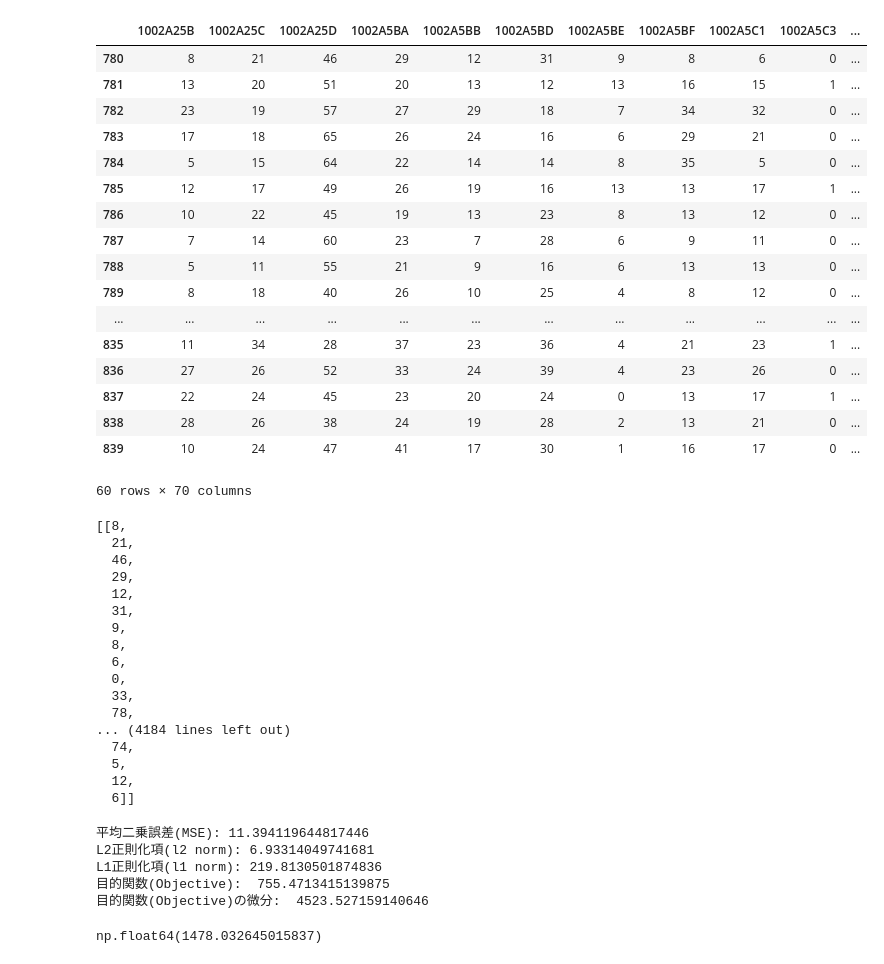
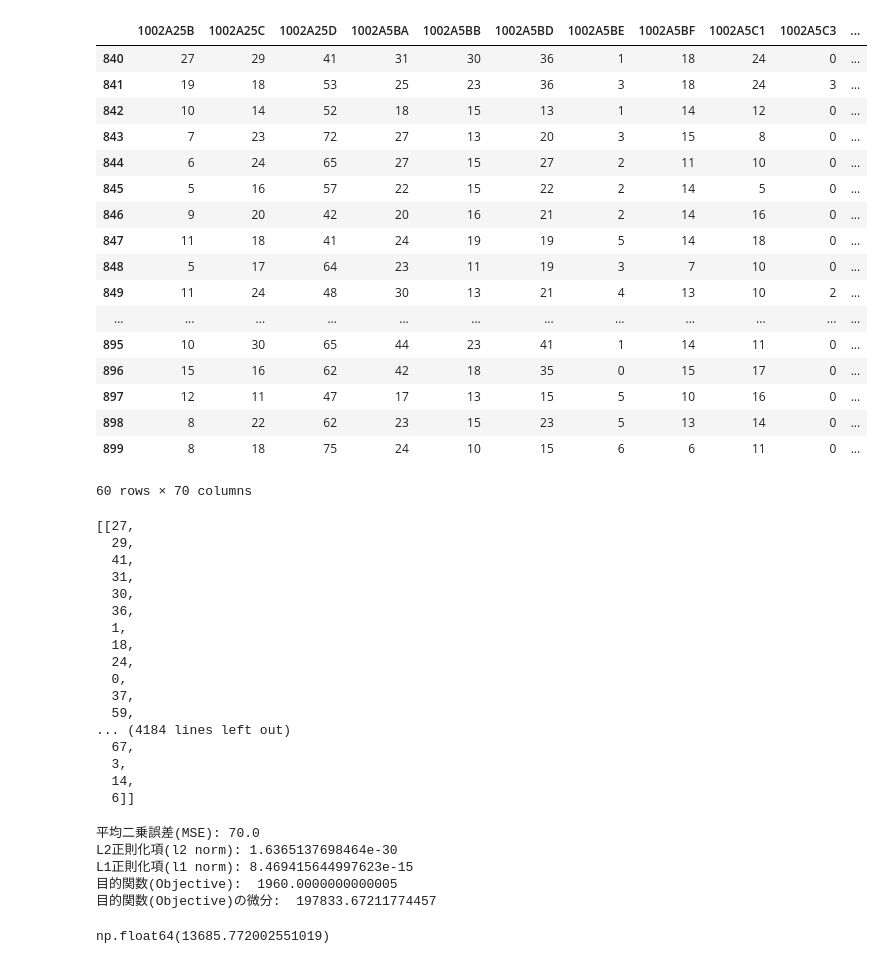
Before and after one commit to leggings8942/time_series_model, a Jupyter notebook: SVAR_model_handmade.ipynb, the cells around one changed output. Cells and saved outputs as stored; diff of their text form; code cells hidden in the pictures.

```diff
--- a/SVAR_model_handmade.ipynb
+++ b/SVAR_model_handmade.ipynb
@@ -137,54 +136,54 @@ df_time.show()
 +-------------------+----+--------+--------+--------+--------+--------+--------+--------+--------+--------+--------+--------+--------+--------+--------+--------+--------+--------+--------+--------+--- ...
 only showing top 20 rows
 # %%
-SPECIFIED_HOUR = 13
+SPECIFIED_HOUR = 14
 
 pd_data = df_time.toPandas()
 pd_data = pd_data[pd_data['hour'] == SPECIFIED_HOUR]
 pd_data = pd_data[utid_list]
 pd_data
 # %% [output]
 |  | 1002A25B | 1002A25C | 1002A25D | 1002A5BA | 1002A5BB | 1002A5BD | 1002A5BE | 1002A5BF | 1002A5C1 | 1002A5C3 | ... |
-| 780 | 8 | 21 | 46 | 29 | 12 | 31 | 9 | 8 | 6 | 0 | ... |
-| 781 | 13 | 20 | 51 | 20 | 13 | 12 | 13 | 16 | 15 | 1 | ... |
-| 782 | 23 | 19 | 57 | 27 | 29 | 18 | 7 | 34 | 32 | 0 | ... |
-| 783 | 17 | 18 | 65 | 26 | 24 | 16 | 6 | 29 | 21 | 0 | ... |
-| 784 | 5 | 15 | 64 | 22 | 14 | 14 | 8 | 35 | 5 | 0 | ... |
-| 785 | 12 | 17 | 49 | 26 | 19 | 16 | 13 | 13 | 17 | 1 | ... |
-| 786 | 10 | 22 | 45 | 19 | 13 | 23 | 8 | 13 | 12 | 0 | ... |
-| 787 | 7 | 14 | 60 | 23 | 7 | 28 | 6 | 9 | 11 | 0 | ... |
-| 788 | 5 | 11 | 55 | 21 | 9 | 16 | 6 | 13 | 13 | 0 | ... |
-| 789 | 8 | 18 | 40 | 26 | 10 | 25 | 4 | 8 | 12 | 0 | ... |
+| 840 | 27 | 29 | 41 | 31 | 30 | 36 | 1 | 18 | 24 | 0 | ... |
+| 841 | 19 | 18 | 53 | 25 | 23 | 36 | 3 | 18 | 24 | 3 | ... |
+| 842 | 10 | 14 | 52 | 18 | 15 | 13 | 1 | 14 | 12 | 0 | ... |
+| 843 | 7 | 23 | 72 | 27 | 13 | 20 | 3 | 15 | 8 | 0 | ... |
+| 844 | 6 | 24 | 65 | 27 | 15 | 27 | 2 | 11 | 10 | 0 | ... |
+| 845 | 5 | 16 | 57 | 22 | 15 | 22 | 2 | 14 | 5 | 0 | ... |
+| 846 | 9 | 20 | 42 | 20 | 16 | 21 | 2 | 14 | 16 | 0 | ... |
+| 847 | 11 | 18 | 41 | 24 | 19 | 19 | 5 | 14 | 18 | 0 | ... |
+| 848 | 5 | 17 | 64 | 23 | 11 | 19 | 3 | 7 | 10 | 0 | ... |
+| 849 | 11 | 24 | 48 | 30 | 13 | 21 | 4 | 13 | 10 | 2 | ... |
 | ... | ... | ... | ... | ... | ... | ... | ... | ... | ... | ... | ... |
-| 835 | 11 | 34 | 28 | 37 | 23 | 36 | 4 | 21 | 23 | 1 | ... |
-| 836 | 27 | 26 | 52 | 33 | 24 | 39 | 4 | 23 | 26 | 0 | ... |
-| 837 | 22 | 24 | 45 | 23 | 20 | 24 | 0 | 13 | 17 | 1 | ... |
-| 838 | 28 | 26 | 38 | 24 | 19 | 28 | 2 | 13 | 21 | 0 | ... |
-| 839 | 10 | 24 | 47 | 41 | 17 | 30 | 1 | 16 | 17 | 0 | ... |
+| 895 | 10 | 30 | 65 | 44 | 23 | 41 | 1 | 14 | 11 | 0 | ... |
+| 896 | 15 | 16 | 62 | 42 | 18 | 35 | 0 | 15 | 17 | 0 | ... |
+| 897 | 12 | 11 | 47 | 17 | 13 | 15 | 5 | 10 | 16 | 0 | ... |
+| 898 | 8 | 22 | 62 | 23 | 15 | 23 | 5 | 13 | 14 | 0 | ... |
+| 899 | 8 | 18 | 75 | 24 | 10 | 15 | 6 | 6 | 11 | 0 | ... |
 60 rows × 70 columns
 # %%
 test_data = pd_data.values.tolist()
 test_data
 # %% [output]
-[[8,
-  21,
-  46,
+[[27,
   29,
-  12,
+  41,
   31,
-  9,
-  8,
-  6,
+  30,
+  36,
+  1,
+  18,
+  24,
   0,
-  33,
-  78,
+  37,
+  59,
 ... (4184 lines left out)
-  74,
-  5,
-  12,
+  67,
+  3,
+  14,
   6]]
 # %%
-model = Sparse_Vector_Auto_Regressive(test_data, norm_α=1, l1_ratio=0.02, tol=1e-10, learning_rate=0.0001, isStandardization=True)
+model = Sparse_Vector_Auto_Regressive(test_data, norm_α=2, l1_ratio=0.5, tol=1e-10, learning_rate=0.001, isStandardization=True)
 
 lag = 4
 model.fit(lags=lag, solver="external library", visible_flg=True)
@@ -197,10 +196,10 @@ mean  = model.predict(x_tmp)
 mse = np.sum((y_tmp - mean) ** 2) / len(y_tmp)
 mse
 # %% [output]
-平均二乗誤差(MSE): 11.394119644817446
-L2正則化項(l2 norm): 6.93314049741681
-L1正則化項(l1 norm): 219.8130501874836
-目的関数(Objective):  755.4713415139875
-目的関数(Objective)の微分:  4523.527159140646
+平均二乗誤差(MSE): 70.0
+L2正則化項(l2 norm): 1.6365137698464e-30
+L1正則化項(l1 norm): 8.469415644997623e-15
+目的関数(Objective):  1960.0000000000005
+目的関数(Objective)の微分:  197833.67211774457
-np.float64(1478.032645015837)
+np.float64(13685.772002551019)
 # %%
```
Also changed, not shown: parts of 7 cells of this notebook, 1 other file.
